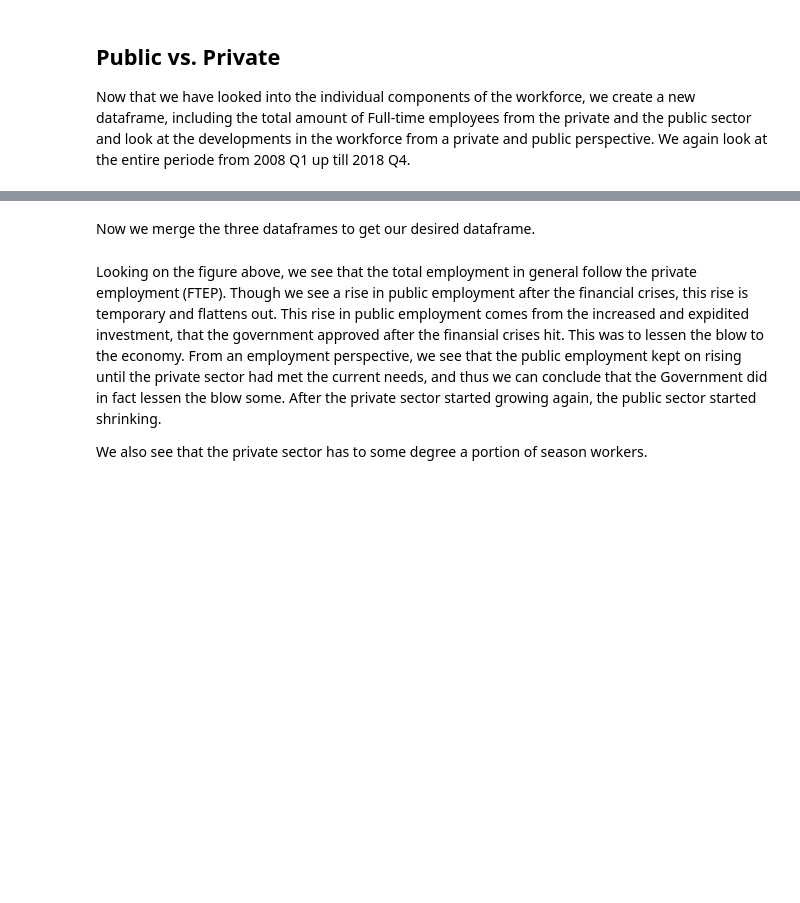
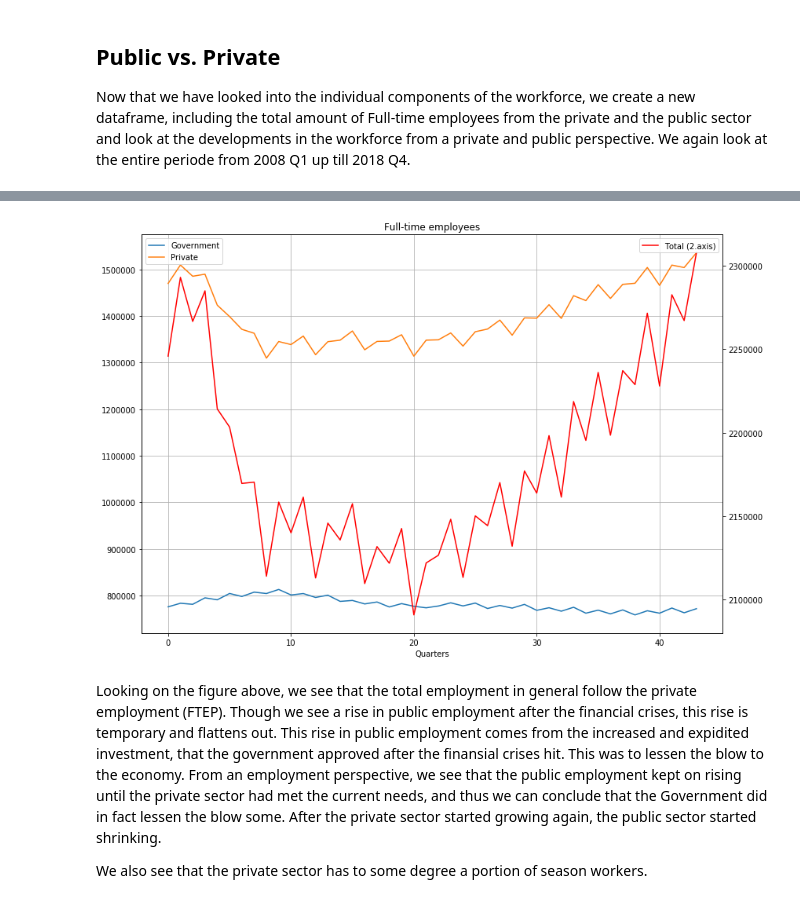
Before and after one commit to NumEconCopenhagen/projects-2019-nx31, a Jupyter notebook: dataproject/dataProject.ipynb, the cells around one changed output, grey strips where cells are left out. Cells and saved outputs as stored; diff of their text form; code cells hidden in the pictures; blank space fills up the shorter version.

Commit message:
dataP,figs, work!

```diff
--- a/dataproject/dataProject.ipynb
+++ b/dataproject/dataProject.ipynb
@@ -290,2 +337,0 @@ FTE.pivot_table(index="Quarter", values=["Total", "Government", "Private"])
-# %% [markdown]
-Now we merge the three dataframes to get our desired dataframe.
@@ -300,13 +338,23 @@ plt.plot(FTE)
-# %%
-fig3, ax = plt.subplots(figsize=(12,12))
-
-FTE.index = pd.DatetimeIndex(data=FTE.index)
-
-ax.set_xlabel("Quarters")
-ax.set_ylabel("Full-time emplo")
-ax.set_title("Relative share of total public employment")
-
-FTE.plot(legend=True, ax=ax);
+# %%
+fig3 = plt.figure(figsize=(12,8))
+
+ax = fig3.add_subplot(1,1,1)
+ax.plot(FTE['Government'])
+ax.plot(FTE['Private'])
+
+ax.set_xlabel("Quarters")
+ax.set_title("Full-time employees")
+ax.legend(('Government','Private'), loc='best')
+
+ax2 = ax.twinx()
+ax2.plot(FTE['Total'], color='red')
+
+ax2.legend(('Total (2.axis)', '2-axis'), loc='best')
+
+ax.grid()
+plt.tight_layout()
+# %% [output]
+[figure, added]
 # %% [markdown]
 Looking on the figure above, we see that the total employment in general follow the private employment (FTEP). Though we see a rise in public employment after the financial crises, this rise is temporary and flattens out. This rise in public employment comes from the increased and expidited investment, that the government approved after the finansial crises hit. This was to lessen the blow to the economy. From an employment perspective, we see that the public employment kept on rising until the private sector had met the current needs, and thus we can conclude that the Government did in fact lessen the blow some. After the private sector started growing again, the public sector started shrinking.
 
```
Also changed, not shown: parts of 11 cells of this notebook, 1 other file.
